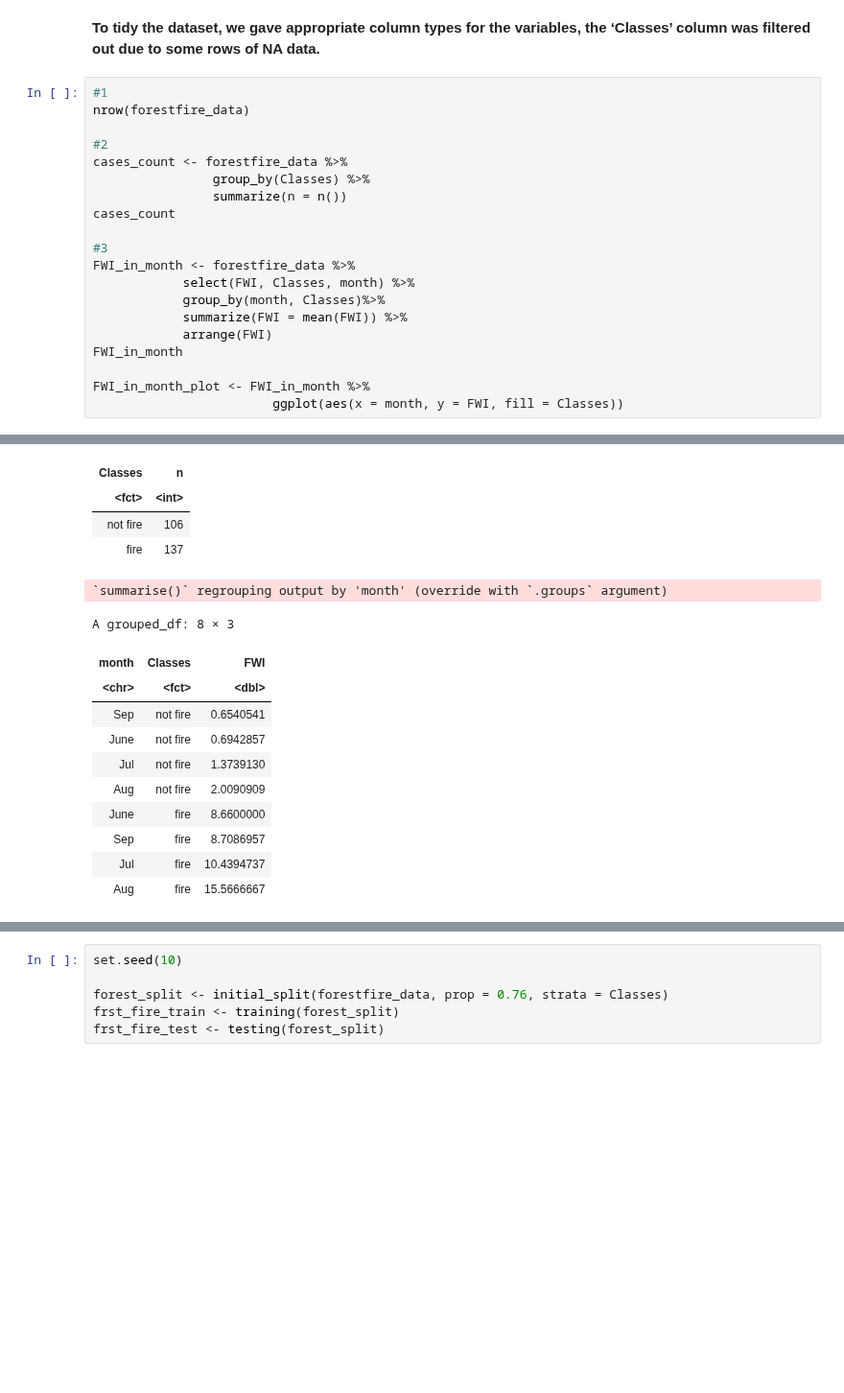
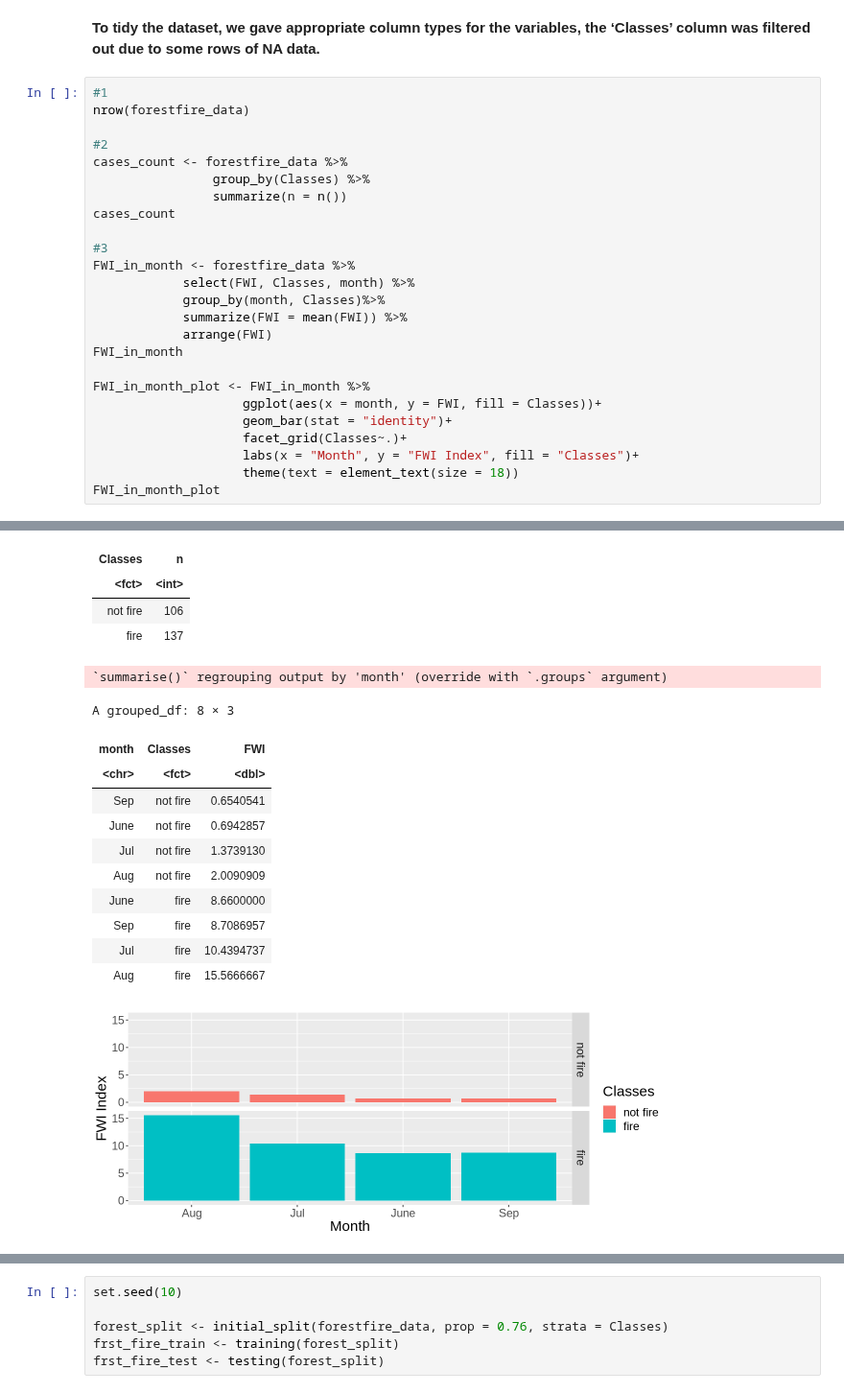
Before and after one commit to zjr-mds/Forest-Fire-Prediction, a Jupyter notebook: Proposal_Group2.ipynb, the cells around one changed output, grey strips where cells are left out. Shown at 96% size. Cells and saved outputs as stored; diff of their text form; blank space fills up the shorter version.

```diff
--- a/Proposal_Group2.ipynb
+++ b/Proposal_Group2.ipynb
@@ -52,34 +52,40 @@ cases_count
 
 #3
 FWI_in_month <- forestfire_data %>%
             select(FWI, Classes, month) %>%
             group_by(month, Classes)%>%
             summarize(FWI = mean(FWI)) %>%
             arrange(FWI)
 FWI_in_month
 
 FWI_in_month_plot <- FWI_in_month %>%
-                        ggplot(aes(x = month, y = FWI, fill = Classes))
+                    ggplot(aes(x = month, y = FWI, fill = Classes))+
+                    geom_bar(stat = "identity")+
+                    facet_grid(Classes~.)+
+                    labs(x = "Month", y = "FWI Index", fill = "Classes")+
+                    theme(text = element_text(size = 18))
+FWI_in_month_plot
 # %% [output]
 [1] 243
 `summarise()` ungrouping output (override with `.groups` argument)
 A tibble: 2 × 2
 | Classes | n |
 | <fct> | <int> |
 | not fire | 106 |
 | fire | 137 |
 `summarise()` regrouping output by 'month' (override with `.groups` argument)
 A grouped_df: 8 × 3
 | month | Classes | FWI |
 | <chr> | <fct> | <dbl> |
 | Sep | not fire | 0.6540541 |
 | June | not fire | 0.6942857 |
 | Jul | not fire | 1.3739130 |
 | Aug | not fire | 2.0090909 |
 | June | fire | 8.6600000 |
 | Sep | fire | 8.7086957 |
 | Jul | fire | 10.4394737 |
 | Aug | fire | 15.5666667 |
+[figure, added]
 # %% [markdown]
 **Exploratory Step**
 
```
Also changed, not shown: parts of 1 cell of this notebook.
